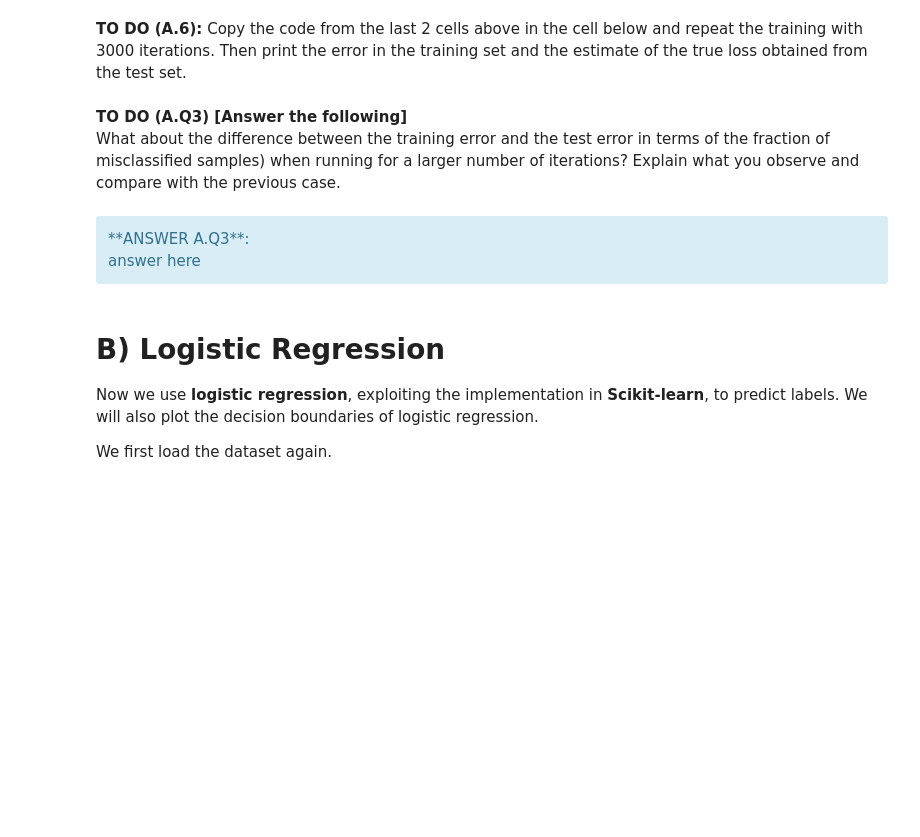
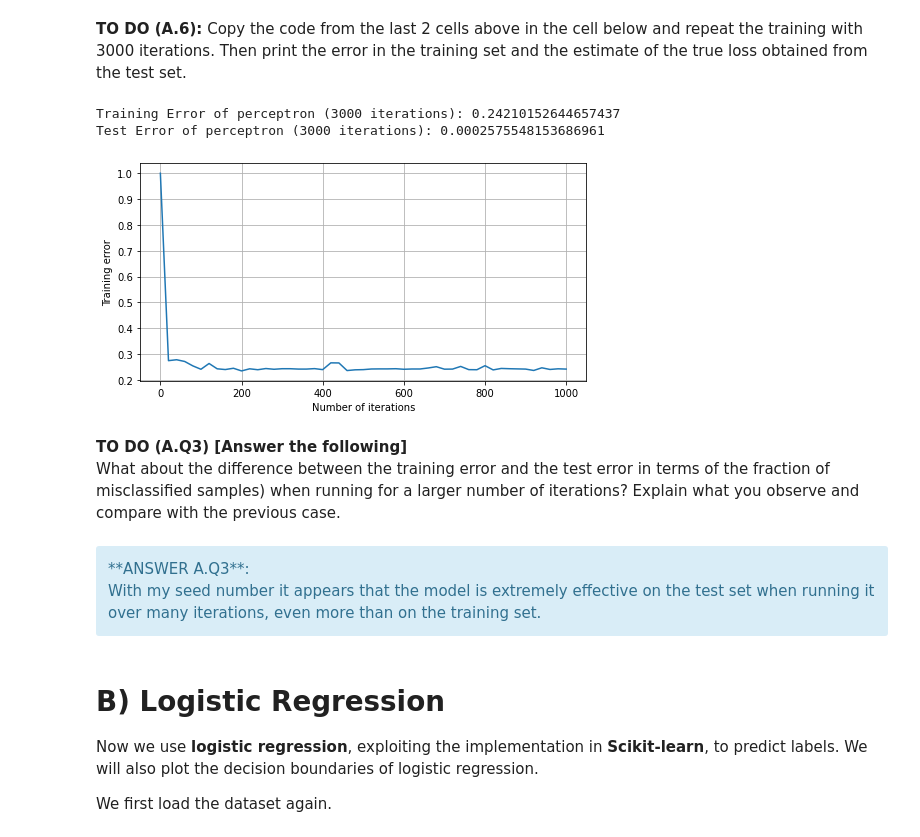
Before and after one commit to T3X3K/machineLearning, a Jupyter notebook: assignment_lab01.ipynb, the cells around one changed output. Cells and saved outputs as stored; diff of their text form; code cells hidden in the pictures; blank space fills up the shorter version.

```diff
--- a/assignment_lab01.ipynb
+++ b/assignment_lab01.ipynb
@@ -216,18 +217,16 @@ def count_errors(current_w, X, Y):
     # computes the number of misclassified samples
     # returns the index of all misclassified samples
     # if there are no misclassified samples, returns -1 as index
-    print(current_w*X)
-    comparisons = (np.dot(X_training,current_w)*Y_training > 0)
+    comparisons = (np.dot(X, current_w)*Y > 0)
     if False not in comparisons:
         return 0, -1
-    indexes = np.array([])
+    indexes = np.array([], 'int')
     count = 0
-    for indexes, statement in enumerate(comparisons):
+    for i, statement in enumerate(comparisons):
         if statement == False:
             count += 1
-            np.append(indexes, count)
-    print(count)
-    return [count, indexes]
+            indexes = np.append(indexes, i)
+    return [count, indexes[0]]
 
 def perceptron_update(current_w, x, y):
     # Place in this function the update rule of the perceptron algorithm
@@ -255,22 +254,20 @@ def perceptron_no_randomization(X, Y, max_num_iterations):
     # update the 'best' variables
     if num_misclassified < best_error:
         best_error = num_misclassified
-        best_w = Y[0]*X
+        best_w = (Y[index_misclassified]*X[index_misclassified])
     # initialize the number of iterations
     num_iter = 0
-    print(index_misclassified)
     # Main loop continue until all samples correctly classified or max # iterations reached
     # Remember that to signify that no errors were found we set index_misclassified = -1
     while index_misclassified != -1 and num_iter < max_num_iterations:
 
         # ADD YOUR CODE HERE
         # COMPLETE THE WHILE LOOP
-        curr_w = perceptron_update(curr_w, X, Y[0])
+        curr_w = perceptron_update(curr_w, X[index_misclassified], Y[index_misclassified])
         new_errs, _ = count_errors(curr_w, X, Y)
         if new_errs < best_error:
             best_error = new_errs
             best_w = curr_w
-        print(num_iter)
 
         # Choose the misclassified sample with the lowest index at each iteration
         num_iter += 1
@@ -371,36 +398,40 @@ plt.show()
 # %%
 w_found, error = perceptron(X_training,Y_training, 3000) # ADD YOUR CODE HERE
 print("Training Error of perceptron (3000 iterations): " + str(error))
 
 num_errors, _ =  count_errors(w_found, X_test,Y_test) # ADD YOUR CODE HERE
 
-true_loss_estimate = errors / m_test # ADD YOUR CODE HERE
+true_loss_estimate = error / m_test # ADD YOUR CODE HERE
 print("Test Error of perceptron (3000 iterations): " + str(true_loss_estimate))
 
 # Plot the loss with respect to the number of iterations
 plt.figure(figsize=(8,4))
 
 num_iters = np.arange(0, 1001, 20)
 errors = []
 
 for num_iter in num_iters:
     _, error = perceptron(X_training, Y_training, num_iter)
     errors.append(error)
 
 plt.plot(num_iters, errors)
 plt.xlabel('Number of iterations')
 plt.ylabel('Training error')
 plt.grid()
 plt.show()
 
 # NOTE how the training loss decreases as we increase the number of iterations
+# %% [output]
+Training Error of perceptron (3000 iterations): 0.24210152644657437
+Test Error of perceptron (3000 iterations): 0.0002575548153686961
+[figure, added]
 # %% [markdown]
 **TO DO (A.Q3) [Answer the following]** <br>
 What about the difference between the training error and the test error in terms of the fraction of misclassified samples) when running for a larger number of iterations? Explain what you observe and compare with the previous case.
 # %% [markdown]
 <div class="alert alert-block alert-info">
 **ANSWER A.Q3**:<br>
-answer here
+With my seed number it appears that the model is extremely effective on the test set when running it over many iterations, even more than on the training set.
 </div>
 # %% [markdown]
 # B) Logistic Regression
```
Also changed, not shown: parts of 19 cells of this notebook.
